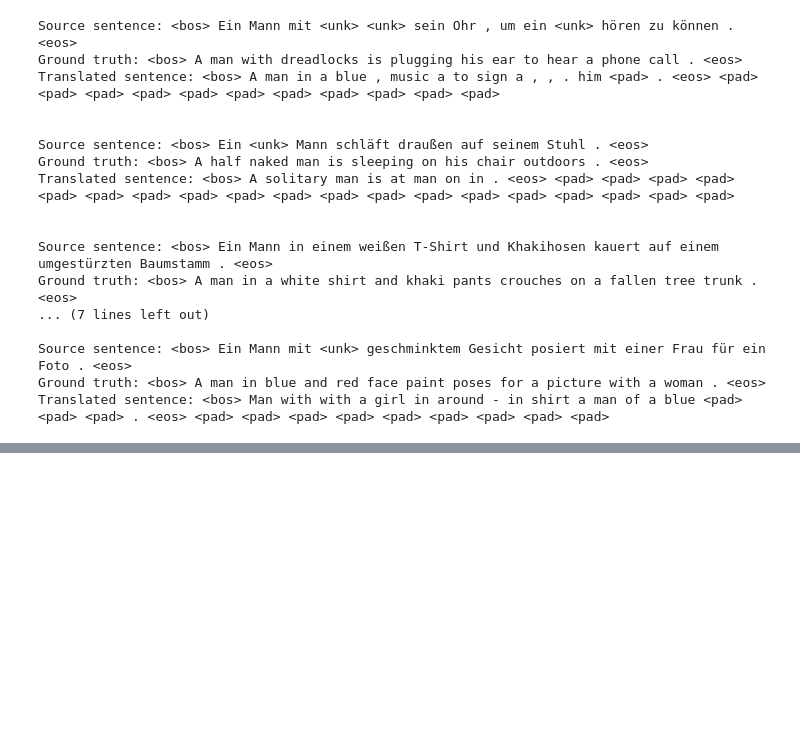
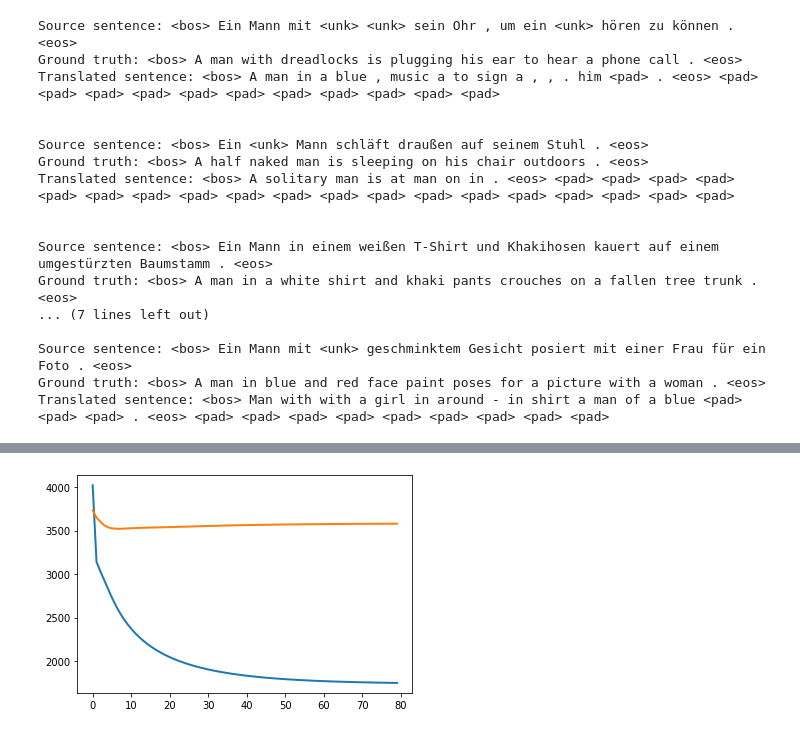
Before and after one commit to edwardcdy/deep-learning-notebooks, a Jupyter notebook: Machine_Translation_1.ipynb, the cells around one changed output, grey strips where cells are left out. Cells and saved outputs as stored; diff of their text form; code cells hidden in the pictures; blank space fills up the shorter version.

```diff
--- a/Machine_Translation_1.ipynb
+++ b/Machine_Translation_1.ipynb
@@ -264,0 +286,18 @@ Translated sentence: <bos> Man with with a girl in around - in shirt a man of a
+# %%
+class SimpleLSTM(nn.Module):
+
+  def __init__(self, input_vocab_size: int, target_vocab_size: int, seq_len: int = 20):
+    super().__init__()
+
+    word_vec_size = 10
+
+    self.lookup = nn.Embedding(input_vocab_size, word_vec_size)
+    self.LSTM = nn.LSTM(word_vec_size, word_vec_size, 1, batch_first = True)
+    self.fc = nn.Linear(seq_len * word_vec_size, target_vocab_size * seq_len)
+
+  def forward(self, x):
+    batch_size, max_seq_len = x.shape
+    embedded = self.lookup(x)
+    x = self.LSTM(embedded)[0].reshape(batch_size, -1)
+    x = self.fc(x).reshape((batch_size, max_seq_len, -1))
+    return F.log_softmax(x, dim=2)
@@ -264,0 +424,5 @@ Translated sentence: <bos> Man with with a girl in around - in shirt a man of a
+# %%
+epochs = 80
+
+lstm_net = SimpleLSTM(in_vocab, out_vocab).to(device)
+train_data = train(lstm_net, epochs, lr=3e-4)
@@ -264,0 +443,10 @@ Translated sentence: <bos> Man with with a girl in around - in shirt a man of a
+# %%
+import matplotlib.pyplot as plt
+import numpy as np
+# plot
+fig, ax = plt.subplots()
+ax.plot(np.arange(epochs), train_data[0], linewidth=2.0)
+ax.plot(np.arange(epochs), train_data[1], linewidth=2.0)
+plt.show()
+# %% [output]
+[figure, added]
```
Also changed, not shown: parts of 20 cells of this notebook.
